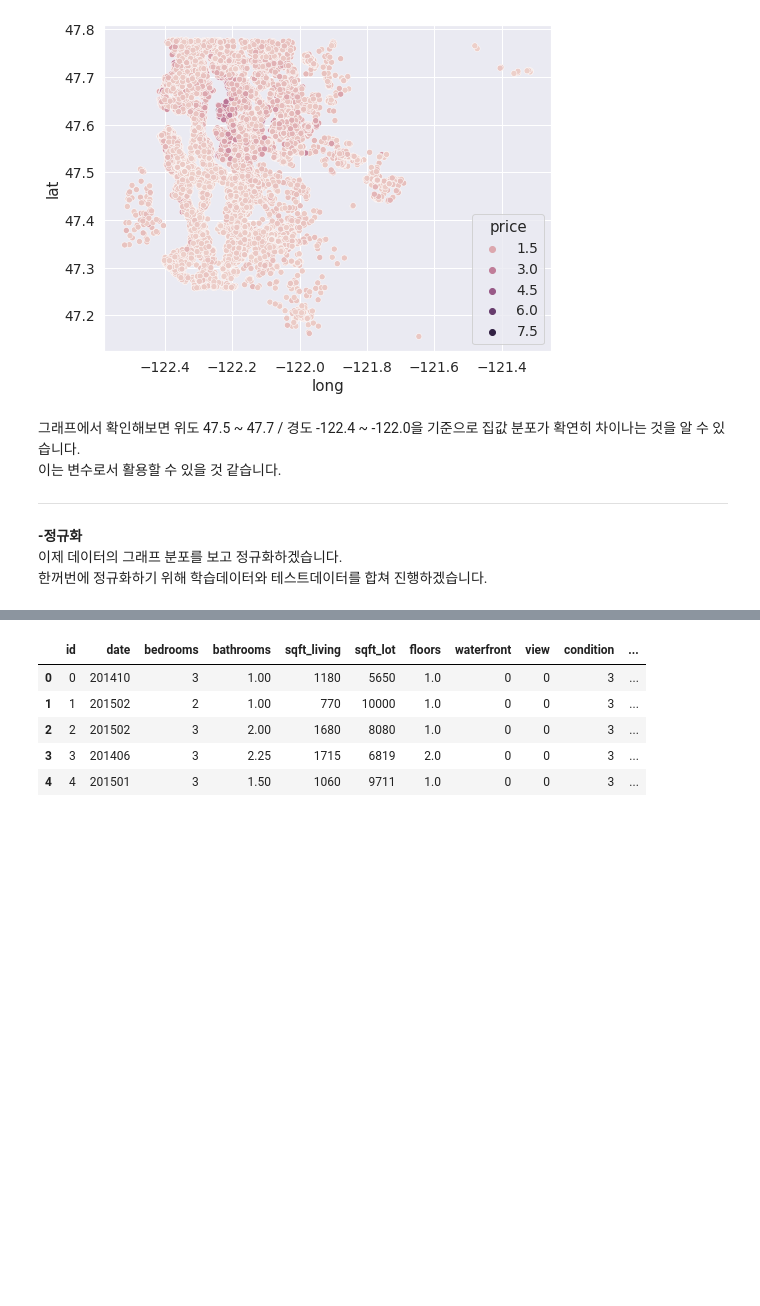
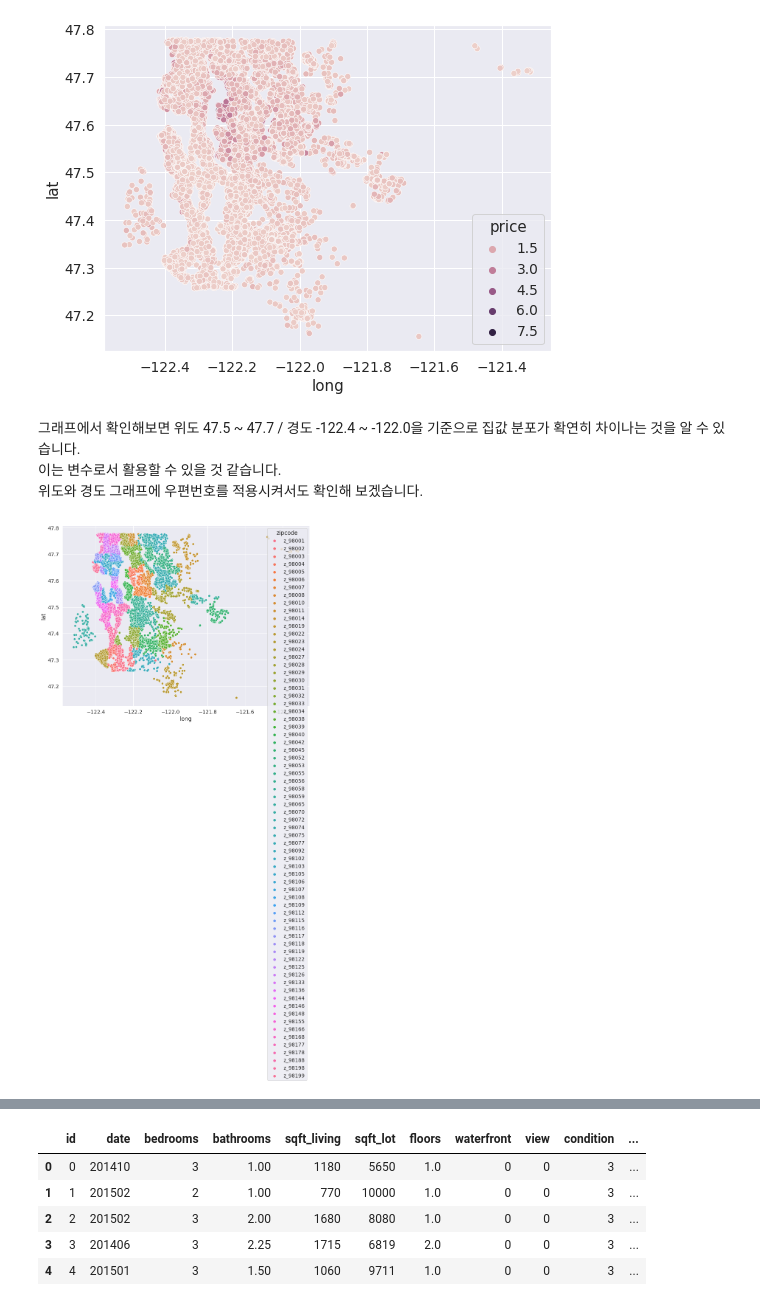
Before and after one commit to Ethan0625/I_need_more_time, a Jupyter notebook: Project/kaggle_kakr_housing/House Price Prediction 2021.ipynb, the cells around one changed output, grey strips where cells are left out. Cells and saved outputs as stored; diff of their text form; code cells hidden in the pictures; blank space fills up the shorter version.

```diff
--- a/Project/kaggle_kakr_housing/House Price Prediction 2021.ipynb
+++ b/Project/kaggle_kakr_housing/House Price Prediction 2021.ipynb
@@ -317,7 +333,12 @@ sns.scatterplot('long','lat',hue='price',data=train)
 # %% [markdown]
 그래프에서 확인해보면 위도 47.5 ~ 47.7 / 경도 -122.4 ~ -122.0을 기준으로 집값 분포가 확연히 차이나는 것을 알 수 있습니다.
 이는 변수로서 활용할 수 있을 것 같습니다.
-***
-**-정규화**
-이제 데이터의 그래프 분포를 보고 정규화하겠습니다.
-한꺼번에 정규화하기 위해 학습데이터와 테스트데이터를 합쳐 진행하겠습니다.
+위도와 경도 그래프에 우편번호를 적용시켜서도 확인해 보겠습니다.
+# %%
+train['zipcode'] = train['zipcode'].astype(str)
+train['zipcode'] = 'z_' + train['zipcode']
+# %%
+f, ax = plt.subplots(figsize=(12, 9))
+sns.scatterplot(x='long', y='lat', hue='zipcode', hue_order=np.sort(train['zipcode'].unique()), data=train);
+# %% [output]
+[figure, added]
```
Also changed, not shown: parts of 10 cells of this notebook.
